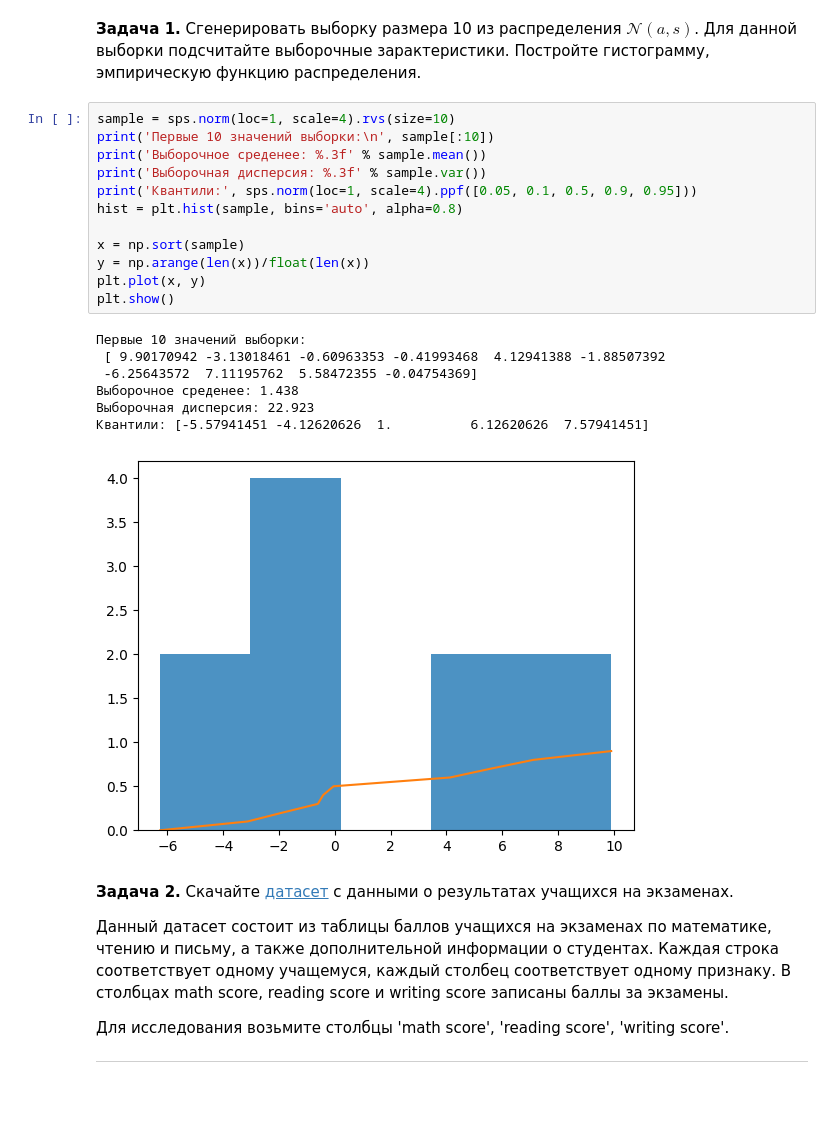
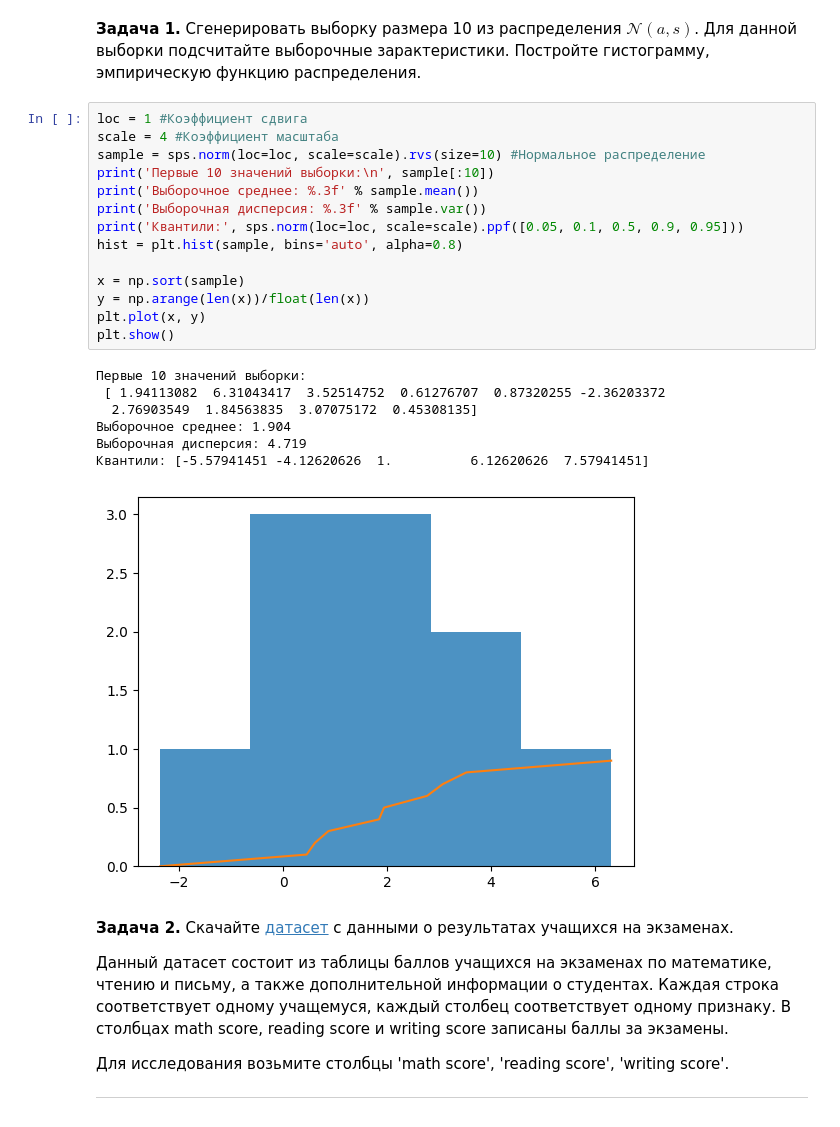
Before and after one commit to LezhninaYu/Polytech_tasks, a Jupyter notebook: LR3_scipy_stat.ipynb, the cells around one changed output. Cells and saved outputs as stored; diff of their text form.

```diff
--- a/LR3_scipy_stat.ipynb
+++ b/LR3_scipy_stat.ipynb
@@ -137,25 +137,27 @@ print('Частота значений по выборке:',
 # %% [markdown]
 **Задача 1.** Сгенерировать выборку размера 10 из распределения $\mathcal{N}(a, s)$. Для данной выборки подсчитайте выборочные зарактеристики. Постройте гистограмму, эмпирическую функцию распределения.
 # %%
-sample = sps.norm(loc=1, scale=4).rvs(size=10)
+loc = 1 #Коэффициент сдвига
+scale = 4 #Коэффициент масштаба
+sample = sps.norm(loc=loc, scale=scale).rvs(size=10) #Нормальное распределение
 print('Первые 10 значений выборки:\n', sample[:10])
-print('Выборочное среденее: %.3f' % sample.mean())
+print('Выборочное среднее: %.3f' % sample.mean())
 print('Выборочная дисперсия: %.3f' % sample.var())
-print('Квантили:', sps.norm(loc=1, scale=4).ppf([0.05, 0.1, 0.5, 0.9, 0.95]))
+print('Квантили:', sps.norm(loc=loc, scale=scale).ppf([0.05, 0.1, 0.5, 0.9, 0.95]))
 hist = plt.hist(sample, bins='auto', alpha=0.8)
 
 x = np.sort(sample)
 y = np.arange(len(x))/float(len(x))
 plt.plot(x, y)
 plt.show()
 # %% [output]
 Первые 10 значений выборки:
- [ 9.90170942 -3.13018461 -0.60963353 -0.41993468  4.12941388 -1.88507392
- -6.25643572  7.11195762  5.58472355 -0.04754369]
-Выборочное среденее: 1.438
-Выборочная дисперсия: 22.923
+ [ 1.94113082  6.31043417  3.52514752  0.61276707  0.87320255 -2.36203372
+  2.76903549  1.84563835  3.07075172  0.45308135]
+Выборочное среднее: 1.904
+Выборочная дисперсия: 4.719
 Квантили: [-5.57941451 -4.12620626  1.          6.12620626  7.57941451]
-[figure, old version]
+[figure, new version]
 # %% [markdown]
 **Задача 2.** Скачайте <a href="https://www.kaggle.com/spscientist/students-performance-in-exams
 ">датасет</a> с данными о результатах учащихся на экзаменах.
```
Also changed, not shown: parts of 3 cells of this notebook.
